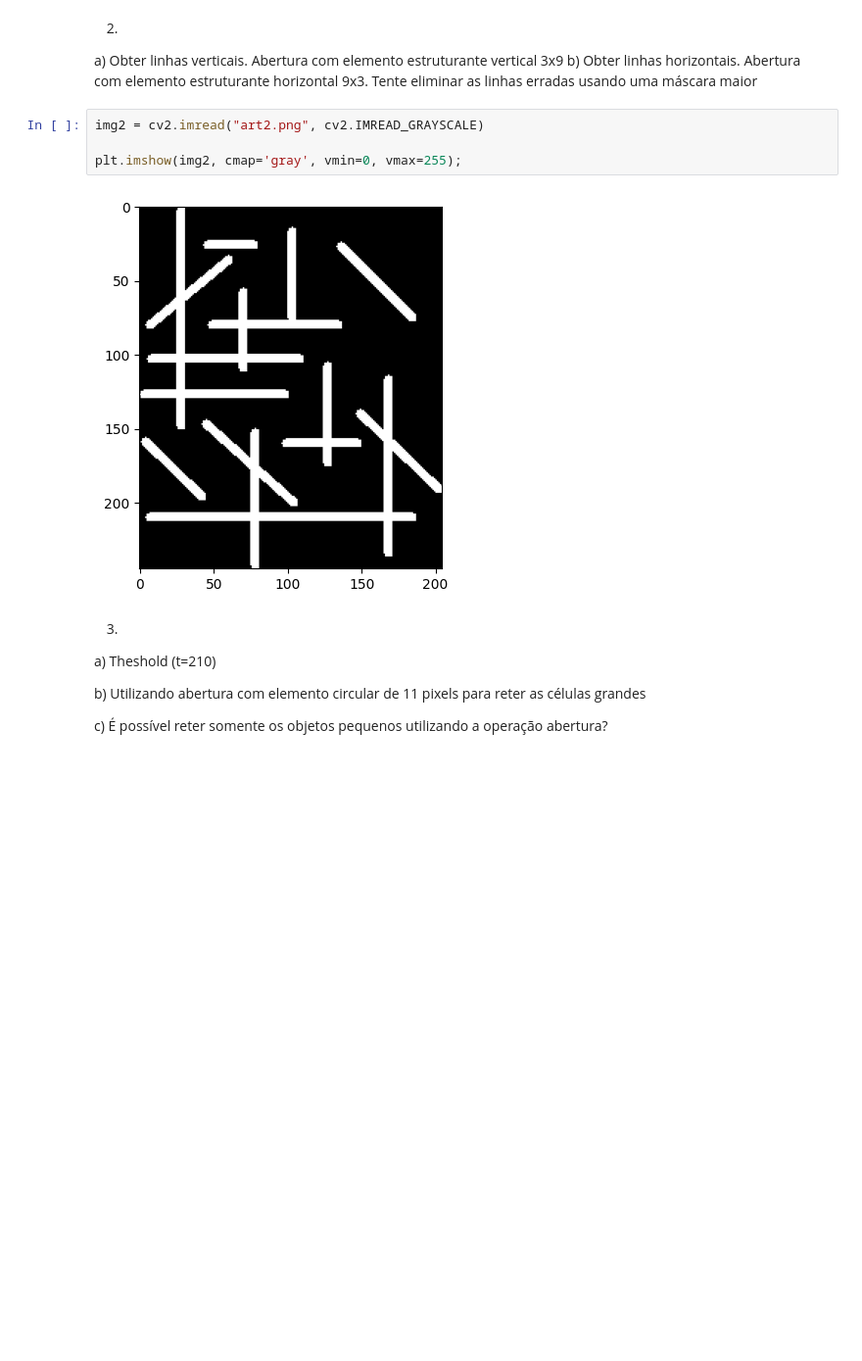
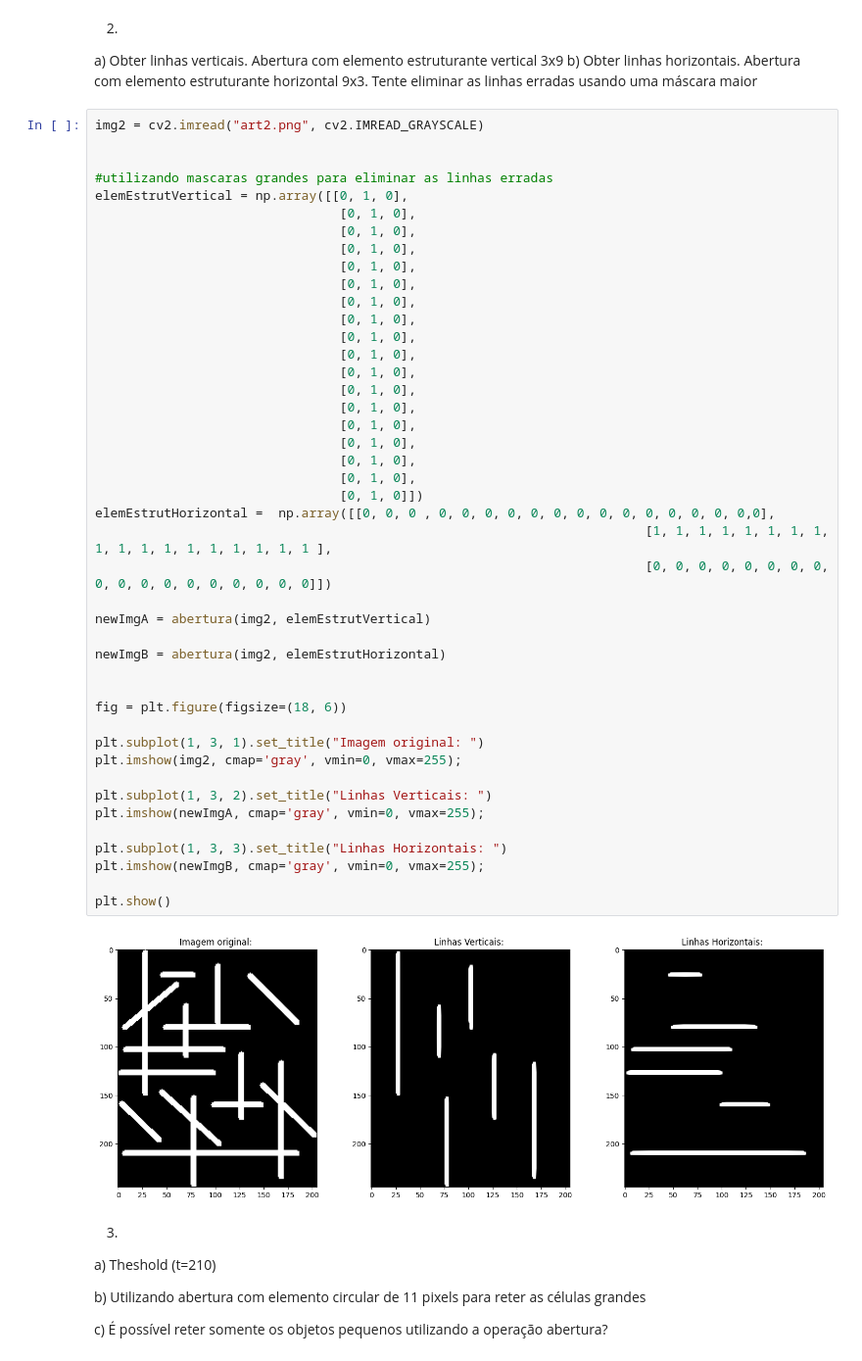
Before and after one commit to lazarojoabe/Processamento-Digital-De-Imagens, a Jupyter notebook: Lab07 - Mathematical Morphology/lab07.ipynb, the cells around one changed output. Shown at 98% size. Saved outputs shown, nothing was run; the diff lists cells and outputs as text; blank space fills up the shorter version.

```diff
--- a/Lab07 - Mathematical Morphology/lab07.ipynb
+++ b/Lab07 - Mathematical Morphology/lab07.ipynb
@@ -18,12 +69,52 @@ plt.imshow(img1, cmap='gray', vmin=0, vmax=255);
 
 a) Obter linhas verticais. Abertura com elemento estruturante vertical 3x9
 b) Obter linhas horizontais. Abertura com elemento estruturante horizontal 9x3. Tente eliminar as linhas erradas usando uma máscara maior
-# %%
-img2 = cv2.imread("art2.png", cv2.IMREAD_GRAYSCALE)
-
-plt.imshow(img2, cmap='gray', vmin=0, vmax=255);
-# %% [output]
-[figure, removed]
+# %%
+img2 = cv2.imread("art2.png", cv2.IMREAD_GRAYSCALE)
+
+
+#utilizando mascaras grandes para eliminar as linhas erradas
+elemEstrutVertical = np.array([[0, 1, 0],
+                                [0, 1, 0],
+                                [0, 1, 0],
+                                [0, 1, 0],
+                                [0, 1, 0],
+                                [0, 1, 0],
+                                [0, 1, 0],
+                                [0, 1, 0],
+                                [0, 1, 0],
+                                [0, 1, 0],
+                                [0, 1, 0],
+                                [0, 1, 0],
+                                [0, 1, 0],
+                                [0, 1, 0],
+                                [0, 1, 0],
+                                [0, 1, 0],
+                                [0, 1, 0],
+                                [0, 1, 0]])
+elemEstrutHorizontal =  np.array([[0, 0, 0 , 0, 0, 0, 0, 0, 0, 0, 0, 0, 0, 0, 0, 0, 0,0],
+                                                                        [1, 1, 1, 1, 1, 1, 1, 1, 1, 1, 1, 1, 1, 1, 1, 1, 1, 1 ],
+                                                                        [0, 0, 0, 0, 0, 0, 0, 0, 0, 0, 0, 0, 0, 0, 0, 0, 0, 0]])
+
+newImgA = abertura(img2, elemEstrutVertical)
+
+newImgB = abertura(img2, elemEstrutHorizontal)
+
+
+fig = plt.figure(figsize=(18, 6))
+
+plt.subplot(1, 3, 1).set_title("Imagem original: ")
+plt.imshow(img2, cmap='gray', vmin=0, vmax=255);
+
+plt.subplot(1, 3, 2).set_title("Linhas Verticais: ")
+plt.imshow(newImgA, cmap='gray', vmin=0, vmax=255);
+
+plt.subplot(1, 3, 3).set_title("Linhas Horizontais: ")
+plt.imshow(newImgB, cmap='gray', vmin=0, vmax=255);
+
+plt.show()
+# %% [output]
+[figure, added]
 # %% [markdown]
 3)
 
```
Also changed, not shown: parts of 10 cells of this notebook, 9 other files.
